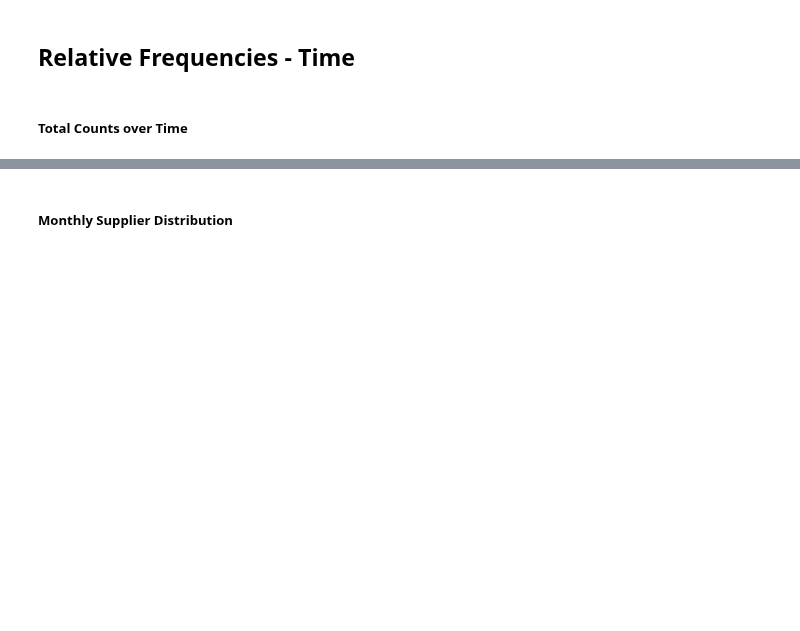
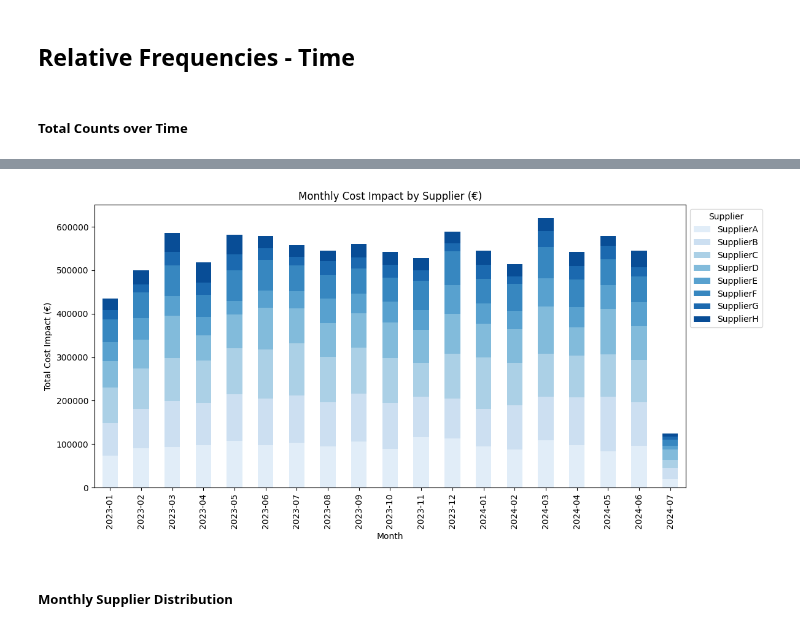
Before and after one commit to uligt/capstone, a Jupyter notebook: EDA/archive/EDA_historical incidents.ipynb, the cells around one changed output, grey strips where cells are left out. Cells and saved outputs as stored; diff of their text form; code cells hidden in the pictures; blank space fills up the shorter version.

```diff
--- a/EDA/archive/EDA_historical incidents.ipynb
+++ b/EDA/archive/EDA_historical incidents.ipynb
@@ -178,3 +193,17 @@ monthly_counts.plot(kind='bar', figsize=(12, 6))
+# %%
+# Define a blue color palette for the suppliers
+blue_palette = sns.color_palette("Blues", n_colors=monthly_supplier_cost.shape[1])
+
+# Plot with the custom color palette
+ax = monthly_supplier_cost.plot(kind='bar', stacked=True, figsize=(12, 6), color=blue_palette)
+plt.title('Monthly Cost Impact by Supplier (€)')
+plt.ylabel('Total Cost Impact (€)')
+plt.xlabel('Month')
+plt.legend(title='Supplier', bbox_to_anchor=(1, 1), loc='upper left')
+plt.tight_layout()
+plt.show()
+# %% [output]
+[figure, added]
 # %% [markdown]
 ##### Monthly Supplier Distribution
 # %%
```
Also changed, not shown: parts of 4 cells of this notebook, 2 other files.
